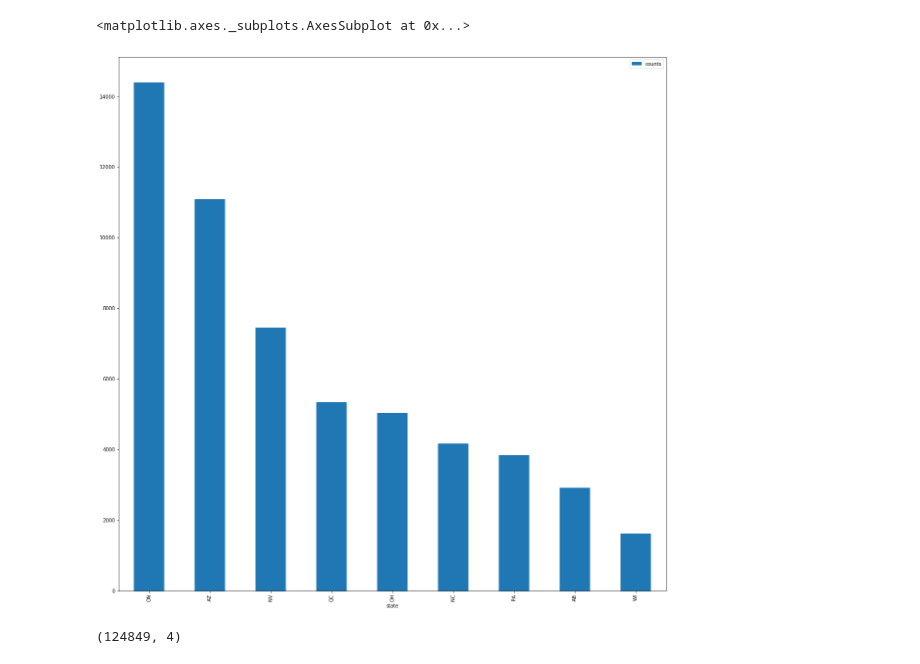
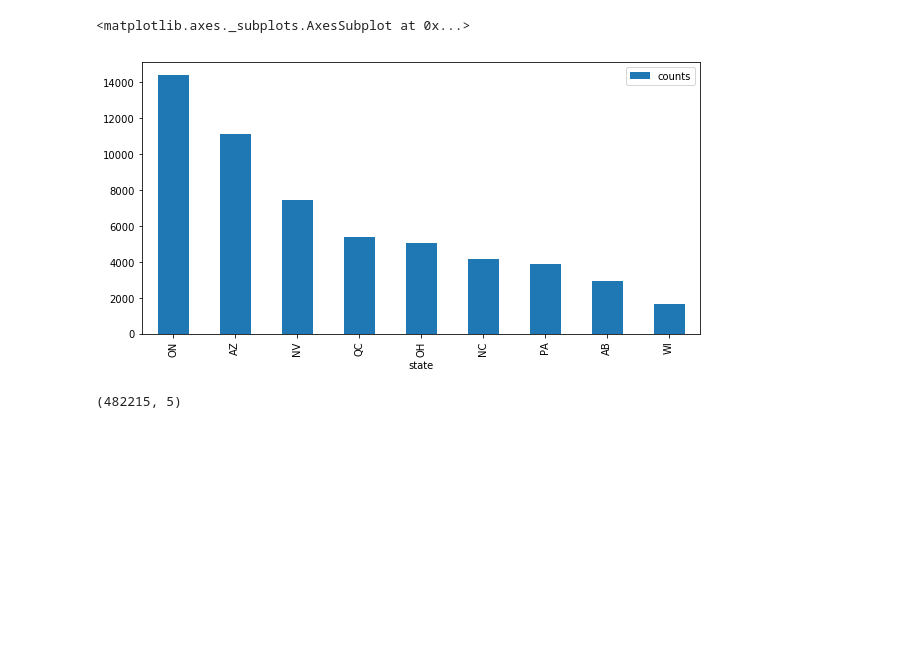
Before and after one commit to adichills/yelp-user-reviews-topic-modelling, a Jupyter notebook: code/notebooks/Topic_modeling_analysis_v2.ipynb, the cells around one changed output. Drawn from its saved outputs; the diff is of its cells as text; code cells hidden in the pictures; blank space fills up the shorter version.

```diff
--- a/code/notebooks/Topic_modeling_analysis_v2.ipynb
+++ b/code/notebooks/Topic_modeling_analysis_v2.ipynb
@@ -26,10 +27,10 @@ restaurants_df = load_restaurants_into_df(restaurant_data_path,['business_id','s
 # %%
 grouped = restaurants_df.groupby('state').size().reset_index(name='counts')
 grouped_by_count_gt_1000 = grouped[grouped.counts > 1000].sort_values(by='counts',ascending = False)
-grouped_by_count_gt_1000.plot.bar(x='state', y='counts',figsize=(20,20),fontsize=(10))
+grouped_by_count_gt_1000.plot.bar(x='state', y='counts',figsize=(10,5),fontsize=(10))
 # %% [output]
 <matplotlib.axes._subplots.AxesSubplot at 0x...>
-[figure, old version]
+[figure, new version]
 # %%
 # Based on above grave we will pick one of states with higher restaurants in United states - say NV
 # %%
@@ -48,10 +49,10 @@ def load_user_reviews_by_business(filename,restaurant_ids):
 
     return pd.DataFrame(reviews)
 
-state_restaurant_reviews_df = load_user_reviews_by_business(restaurant_reviews_data_path,restaurant_ids)
+state_restaurant_reviews_df = load_user_reviews_by_business(restaurant_reviews_latest_data_path,restaurant_ids)
 state_restaurant_reviews_df.shape
 # %% [output]
-(124849, 4)
+(482215, 5)
 # %%
 state_restaurant_reviews_df['review_length'] = state_restaurant_reviews_df.text.map(len)
 star1_df = state_restaurant_reviews_df[state_restaurant_reviews_df.stars == 1]
```
Also changed, not shown: parts of 18 cells of this notebook.
